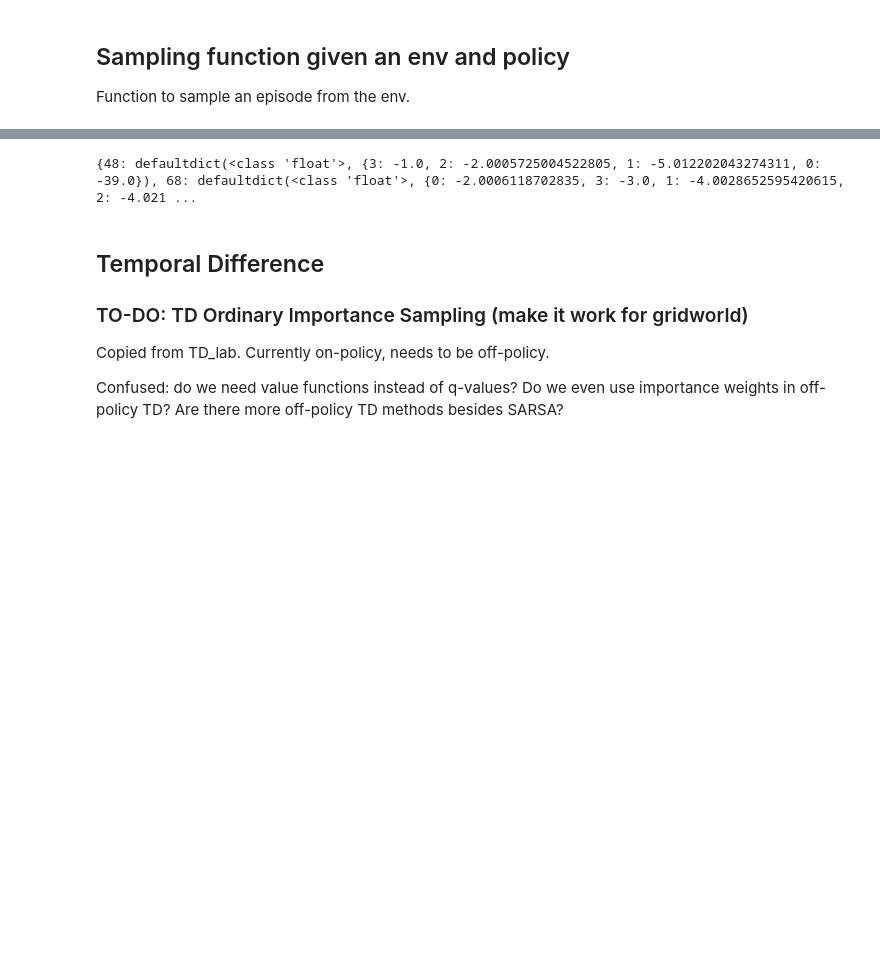
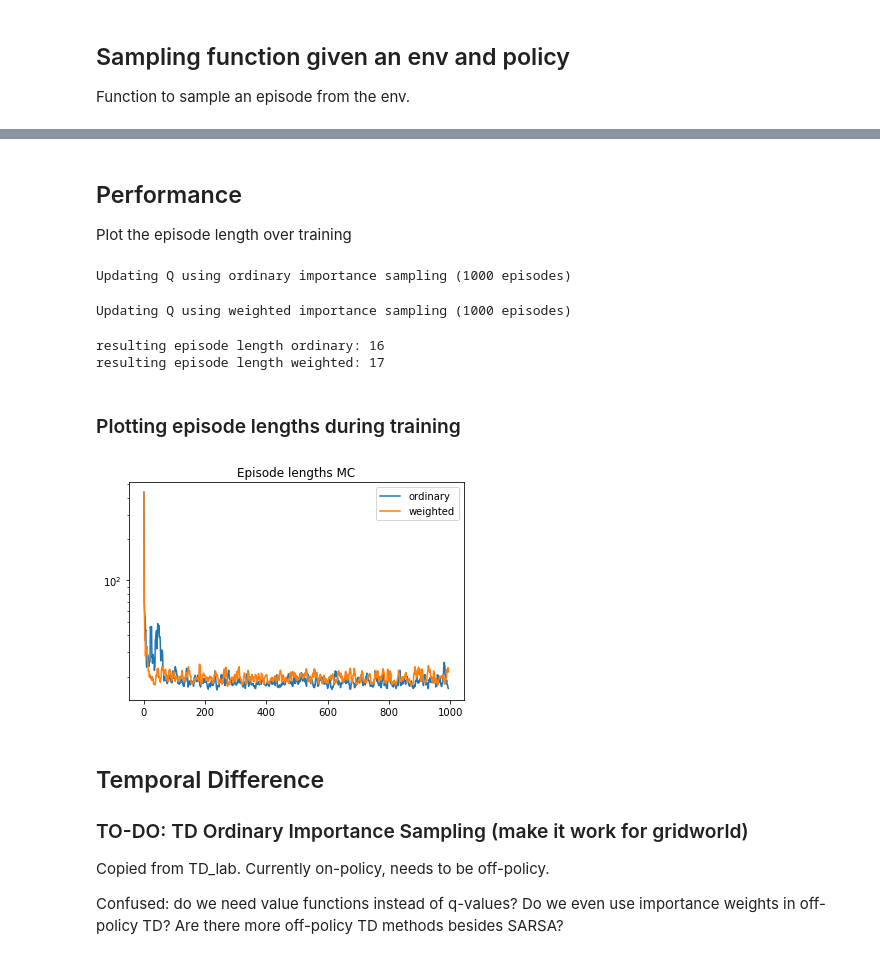
Before and after one commit to Tom-Lotze/RL_reproducibility, a Jupyter notebook: main.ipynb, the cells around one changed output, grey strips where cells are left out. Drawn from its saved outputs; the diff is of its cells as text; code cells hidden in the pictures; blank space fills up the shorter version.

```diff
--- a/main.ipynb
+++ b/main.ipynb
@@ -345,7 +246,66 @@ Q_10k = mc_weighted_importance_sampling(env, bp, gp, num_episodes=200)
-# %%
-print(dict(Q_10k))
-# %% [output]
-{48: defaultdict(<class 'float'>, {3: -1.0, 2: -2.0005725004522805, 1: -5.012202043274311, 0: -39.0}), 68: defaultdict(<class 'float'>, {0: -2.0006118702835, 3: -3.0, 1: -4.0028652595420615, 2: -4.021 ...
+# %% [markdown]
+## Performance
+Plot the episode length over training
+# %%
+# Reproducible
+seed = 10
+
+# set other parameters
+epsilon = 0.1
+gamma = 1.0
+num_episodes = 1000
+Q = np.ones((env.nS, env.nA)) * -100
+behavioral_policy = EpsilonGreedyPolicy(Q, epsilon=epsilon)
+target_policy = GreedyPolicy(Q)
+
+# the episode length is equal to the negative return.
+print(f"Updating Q using ordinary importance sampling ({num_episodes} episodes)")
+Q_mc_ordinary, mc_ordinary_epslengths = mc_importance_sampling(env,
+                                                               behavioral_policy, target_policy,
+                                                               num_episodes, weighted=False,discount_factor=gamma,
+                                                               epsilon=epsilon, seed=seed)
+print(f"Updating Q using weighted importance sampling ({num_episodes} episodes)")
+Q_mc_weighted, mc_weighted_epslengths = mc_importance_sampling(env,
+                                                               behavioral_policy, target_policy,
+                                                               num_episodes, weighted=True, discount_factor=gamma,
+                                                               epsilon=epsilon, seed=seed)
+# %% [output]
+Updating Q using ordinary importance sampling (1000 episodes)
+Updating Q using weighted importance sampling (1000 episodes)
+# %%
+# check how long an episode takes under the found Q function
+greedy_ordinary = GreedyPolicy(Q_mc_ordinary)
+greedy_weighted = GreedyPolicy(Q_mc_weighted)
+
+ordinary_episode = sample_episode(env, greedy_ordinary)
+weighted_episode = sample_episode(env, greedy_weighted)
+
+print(f"resulting episode length ordinary: {len(ordinary_episode[0])}")
+print(f"resulting episode length weighted: {len(weighted_episode[0])}")
+# %% [output]
+resulting episode length ordinary: 16
+resulting episode length weighted: 17
+# %% [markdown]
+### Plotting episode lengths during training
+# %%
+def running_mean(vals, n=1):
+    assert n < len(vals)
+    cumvals = np.array(vals).cumsum()
+    return (cumvals[n:] - cumvals[:-n]) / n
+
+# set smoothing factor
+n = 5
+
+plt.plot(running_mean(mc_ordinary_epslengths, n), label="ordinary")
+plt.plot(running_mean(mc_weighted_epslengths, n), label="weighted")
+# plt.hlines(num_episodes)
+plt.title('Episode lengths MC')
+plt.yscale("log")
+plt.legend()
+# plt.gca().set_ylim([0, 100])
+plt.show()
+# %% [output]
+[figure, added]
 # %% [markdown]
 ## Temporal Difference
 
```
Also changed, not shown: parts of 15 cells of this notebook, 1 other file.
